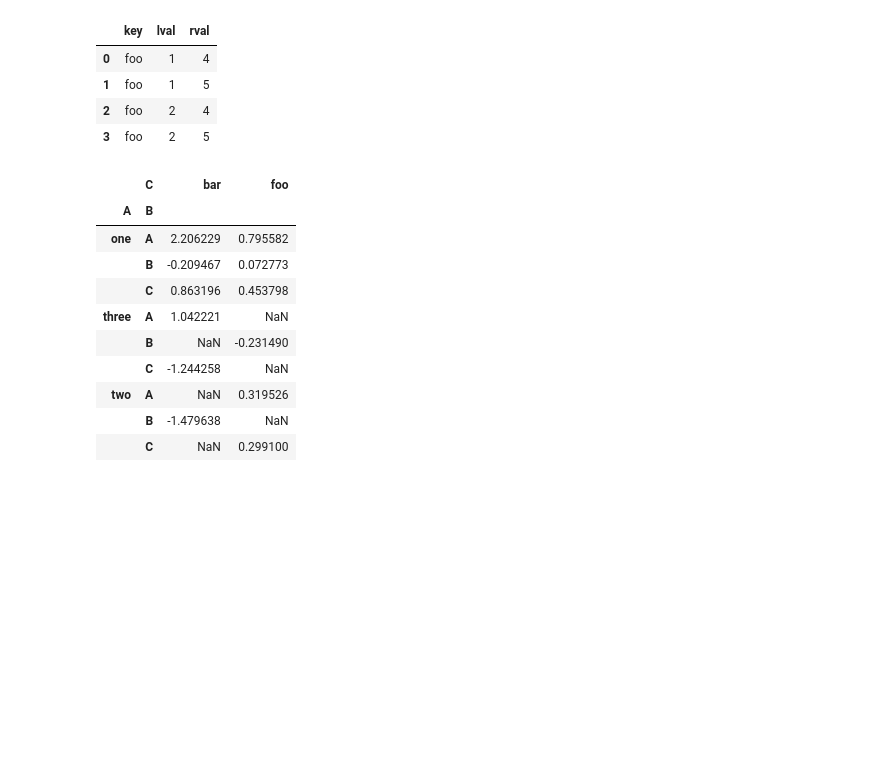
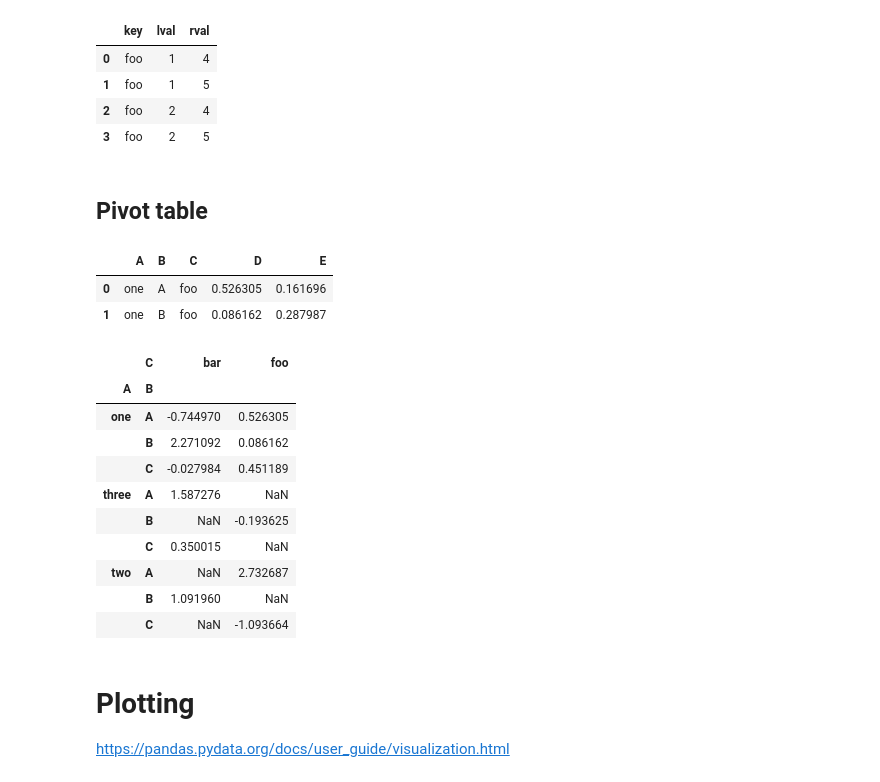
Before and after one commit to sylvaincom/pyds_lectures, a Jupyter notebook: cs_exed/ms_ia_confiance/2024_2025/lectures/2024_10_15_2_advanced_pandas.ipynb, the cells around one changed output. Saved outputs shown, nothing was run; the diff lists cells and outputs as text; code cells hidden in the pictures; blank space fills up the shorter version.

```diff
--- a/cs_exed/ms_ia_confiance/2024_2025/lectures/2024_10_15_2_advanced_pandas.ipynb
+++ b/cs_exed/ms_ia_confiance/2024_2025/lectures/2024_10_15_2_advanced_pandas.ipynb
@@ -202,8 +270,10 @@ pd.merge(left, right, on="key")
 | 1 | foo | 1 | 5 |
 | 2 | foo | 2 | 4 |
 | 3 | foo | 2 | 5 |
+# %% [markdown]
+## Pivot table
 # %%
-df = pd.DataFrame(
+df_tmp = pd.DataFrame(
     {
         "A": ["one", "one", "two", "three"] * 3,
         "B": ["A", "B", "C"] * 4,
@@ -212,17 +282,27 @@ df = pd.DataFrame(
         "E": np.random.randn(12),
     }
 )
+# %%
+df_tmp.head(2)
+# %% [output]
+|  | A | B | C | D | E |
+| 0 | one | A | foo | 0.526305 | 0.161696 |
+| 1 | one | B | foo | 0.086162 | 0.287987 |
 # %%
-pd.pivot_table(df, values="D", index=["A", "B"], columns=["C"])
+pd.pivot_table(df_tmp, values="D", index=["A", "B"], columns=["C"])
 # %% [output]
 |  | C | bar | foo |
 | A | B |  |  |
-| one | A | 2.206229 | 0.795582 |
-|  | B | -0.209467 | 0.072773 |
-|  | C | 0.863196 | 0.453798 |
-| three | A | 1.042221 | NaN |
-|  | B | NaN | -0.231490 |
-|  | C | -1.244258 | NaN |
-| two | A | NaN | 0.319526 |
-|  | B | -1.479638 | NaN |
-|  | C | NaN | 0.299100 |
+| one | A | -0.744970 | 0.526305 |
+|  | B | 2.271092 | 0.086162 |
+|  | C | -0.027984 | 0.451189 |
+| three | A | 1.587276 | NaN |
+|  | B | NaN | -0.193625 |
+|  | C | 0.350015 | NaN |
+| two | A | NaN | 2.732687 |
+|  | B | 1.091960 | NaN |
+|  | C | NaN | -1.093664 |
+# %% [markdown]
+# Plotting
+
+https://pandas.pydata.org/docs/user_guide/visualization.html
```
Also changed, not shown: parts of 32 cells of this notebook.
